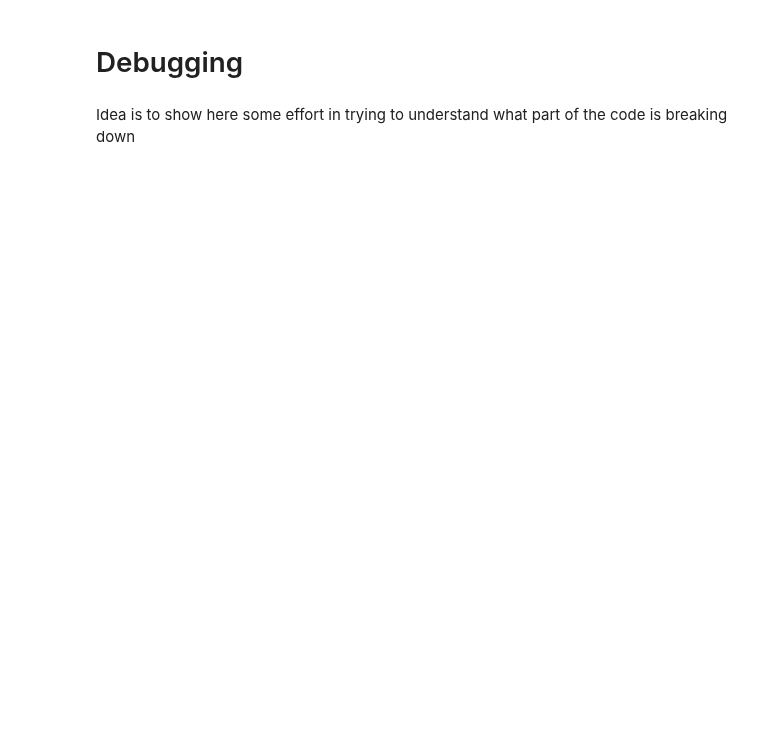
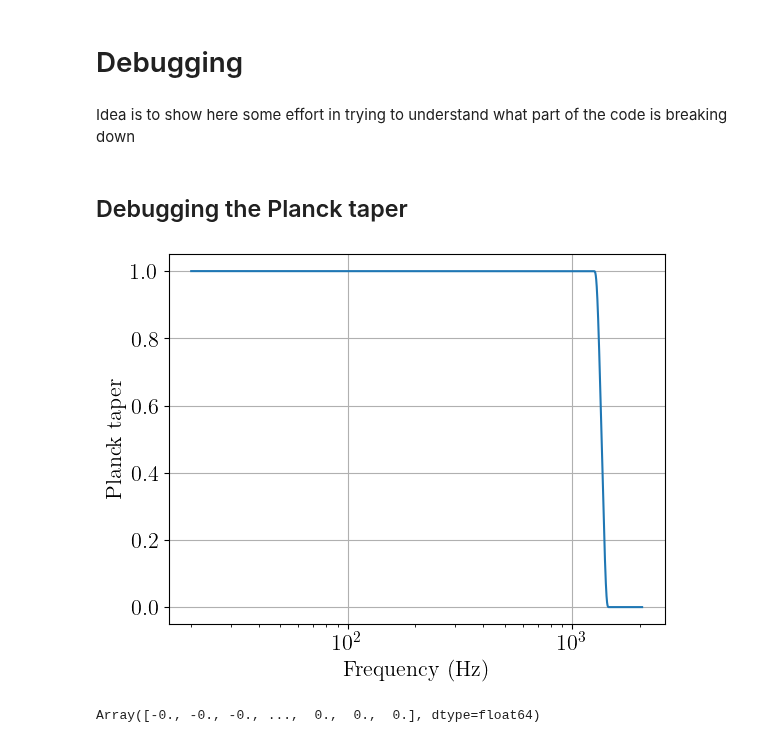
Before and after one commit to tedwards2412/ripple, a Jupyter notebook: notebooks/check_NRTidalv2.ipynb, the cells around one changed output. Cells and saved outputs as stored; diff of their text form; code cells hidden in the pictures; blank space fills up the shorter version.

```diff
--- a/notebooks/check_NRTidalv2.ipynb
+++ b/notebooks/check_NRTidalv2.ipynb
@@ -337,3 +335,5 @@ print(np.log10(1 - match))
 # Debugging
 # %% [markdown]
 Idea is to show here some effort in trying to understand what part of the code is breaking down
+# %% [markdown]
+## Debugging the Planck taper
@@ -339,0 +342,9 @@ Idea is to show here some effort in trying to understand what part of the code i
+# %%
+A_P = get_planck_taper(f, f_merger)
+plt.plot(f, A_P)
+plt.xlabel("Frequency (Hz)")
+plt.ylabel("Planck taper")
+plt.xscale('log')
+plt.show()
+# %% [output]
+[figure, added]
@@ -339,0 +355,4 @@ Idea is to show here some effort in trying to understand what part of the code i
+# %%
+tangents
+# %% [output]
+Array([-0., -0., -0., ...,  0.,  0.,  0.], dtype=float64)
```
Also changed, not shown: parts of 11 cells of this notebook, 2 other files.
